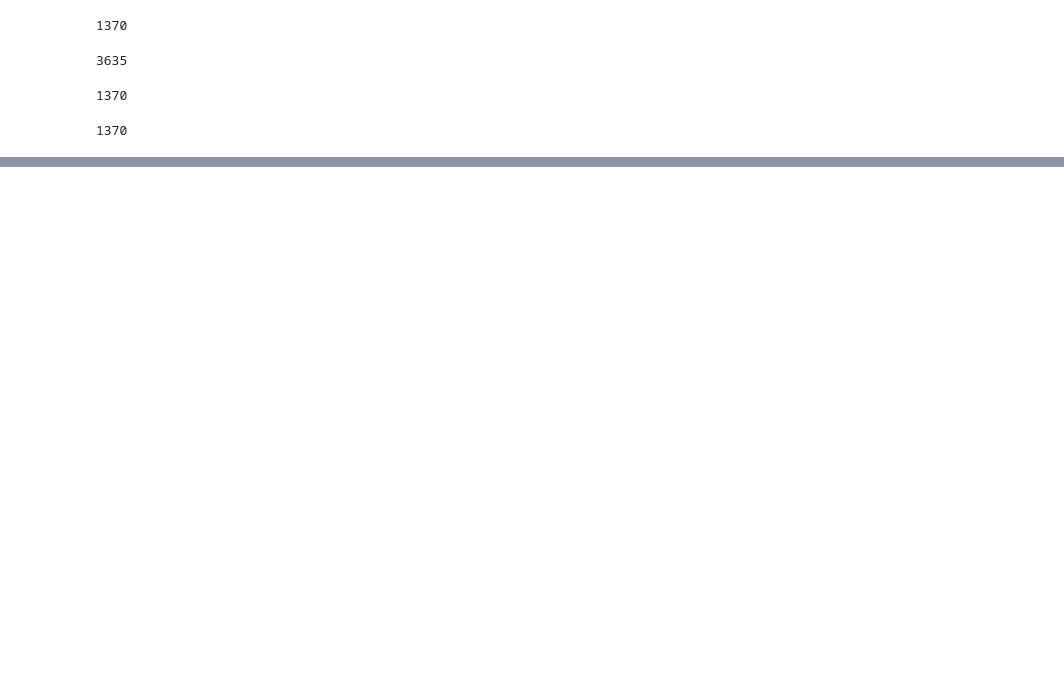
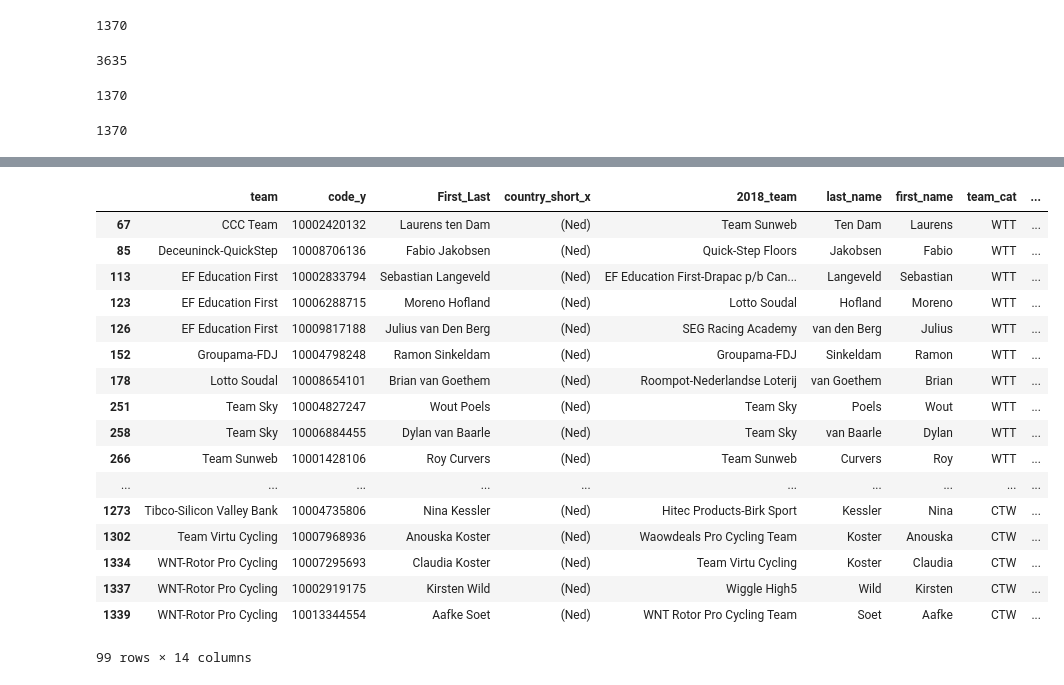
Before and after one commit to lweislo/cycling-project, a Jupyter notebook: season_macros/New Season Macro.ipynb, the cells around one changed output, grey strips where cells are left out. Saved outputs shown, nothing was run; the diff lists cells and outputs as text; code cells hidden in the pictures; blank space fills up the shorter version.

```diff
--- a/season_macros/New Season Macro.ipynb
+++ b/season_macros/New Season Macro.ipynb
@@ -63 +75,27 @@ noname
+# %%
+df3.loc[df3['country_short_x'] == '(Ned)','last_name'] = df3['last_name'].where(df3['country_short_y'] == '(Ned)').str.replace('Den ', 'den ')
+# %%
+df3.loc[df3['country_short_x'] == '(Ned)','last_name'] = df3['last_name'].where(df3['country_short_y'] == '(Ned)').str.replace('Der ', 'der ')
+df3.loc[df3['country_short_x'] == '(Ned)','last_name'] = df3['last_name'].where(df3['country_short_y'] == '(Ned)').str.replace('De ', 'de ')
+
+df3.loc[df3['country_short_x'] == '(Ned)']
+# %% [output]
+|  | team | code_y | First_Last | country_short_x | 2018_team | last_name | first_name | team_cat | ... |
+| 67 | CCC Team | 10002420132 | Laurens ten Dam | (Ned) | Team Sunweb | Ten Dam | Laurens | WTT | ... |
+| 85 | Deceuninck-QuickStep | 10008706136 | Fabio Jakobsen | (Ned) | Quick-Step Floors | Jakobsen | Fabio | WTT | ... |
+| 113 | EF Education First | 10002833794 | Sebastian Langeveld | (Ned) | EF Education First-Drapac p/b Can... | Langeveld | Sebastian | WTT | ... |
+| 123 | EF Education First | 10006288715 | Moreno Hofland | (Ned) | Lotto Soudal | Hofland | Moreno | WTT | ... |
+| 126 | EF Education First | 10009817188 | Julius van Den Berg | (Ned) | SEG Racing Academy | van den Berg | Julius | WTT | ... |
+| 152 | Groupama-FDJ | 10004798248 | Ramon Sinkeldam | (Ned) | Groupama-FDJ | Sinkeldam | Ramon | WTT | ... |
+| 178 | Lotto Soudal | 10008654101 | Brian van Goethem | (Ned) | Roompot-Nederlandse Loterij | van Goethem | Brian | WTT | ... |
+| 251 | Team Sky | 10004827247 | Wout Poels | (Ned) | Team Sky | Poels | Wout | WTT | ... |
+| 258 | Team Sky | 10006884455 | Dylan van Baarle | (Ned) | Team Sky | van Baarle | Dylan | WTT | ... |
+| 266 | Team Sunweb | 10001428106 | Roy Curvers | (Ned) | Team Sunweb | Curvers | Roy | WTT | ... |
+| ... | ... | ... | ... | ... | ... | ... | ... | ... | ... |
+| 1273 | Tibco-Silicon Valley Bank | 10004735806 | Nina Kessler | (Ned) | Hitec Products-Birk Sport | Kessler | Nina | CTW | ... |
+| 1302 | Team Virtu Cycling | 10007968936 | Anouska Koster | (Ned) | Waowdeals Pro Cycling Team | Koster | Anouska | CTW | ... |
+| 1334 | WNT-Rotor Pro Cycling | 10007295693 | Claudia Koster | (Ned) | Team Virtu Cycling | Koster | Claudia | CTW | ... |
+| 1337 | WNT-Rotor Pro Cycling | 10002919175 | Kirsten Wild | (Ned) | Wiggle High5 | Wild | Kirsten | CTW | ... |
+| 1339 | WNT-Rotor Pro Cycling | 10013344554 | Aafke Soet | (Ned) | WNT Rotor Pro Cycling Team | Soet | Aafke | CTW | ... |
+99 rows × 14 columns
 # %%
```
Also changed, not shown: parts of 35 cells of this notebook, 6 other files.
